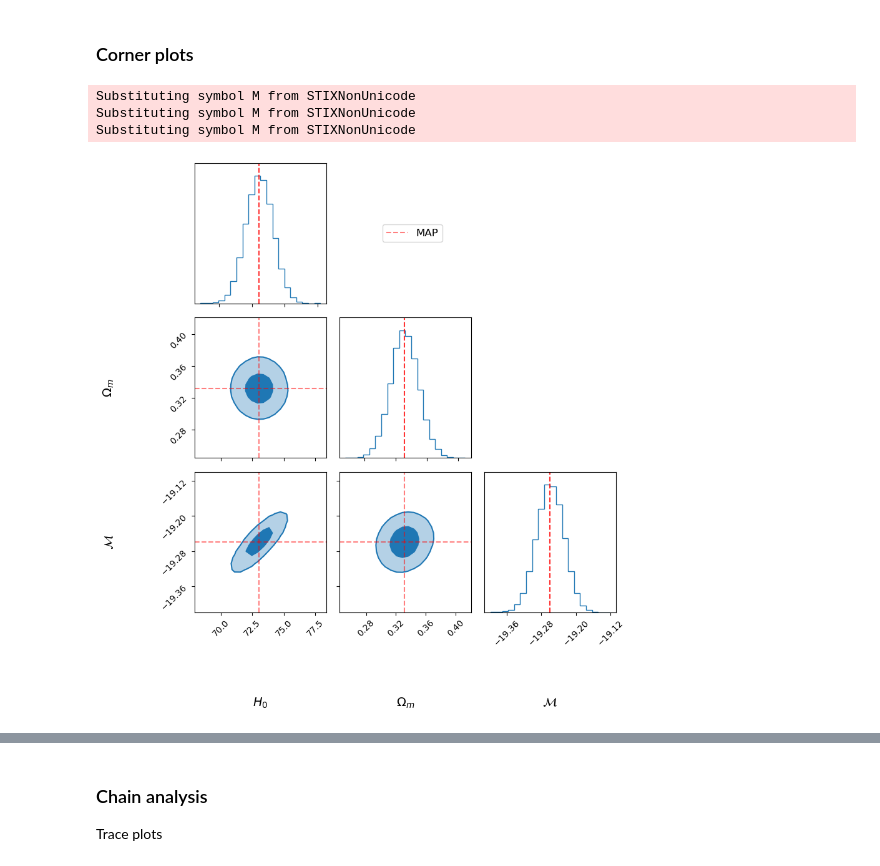
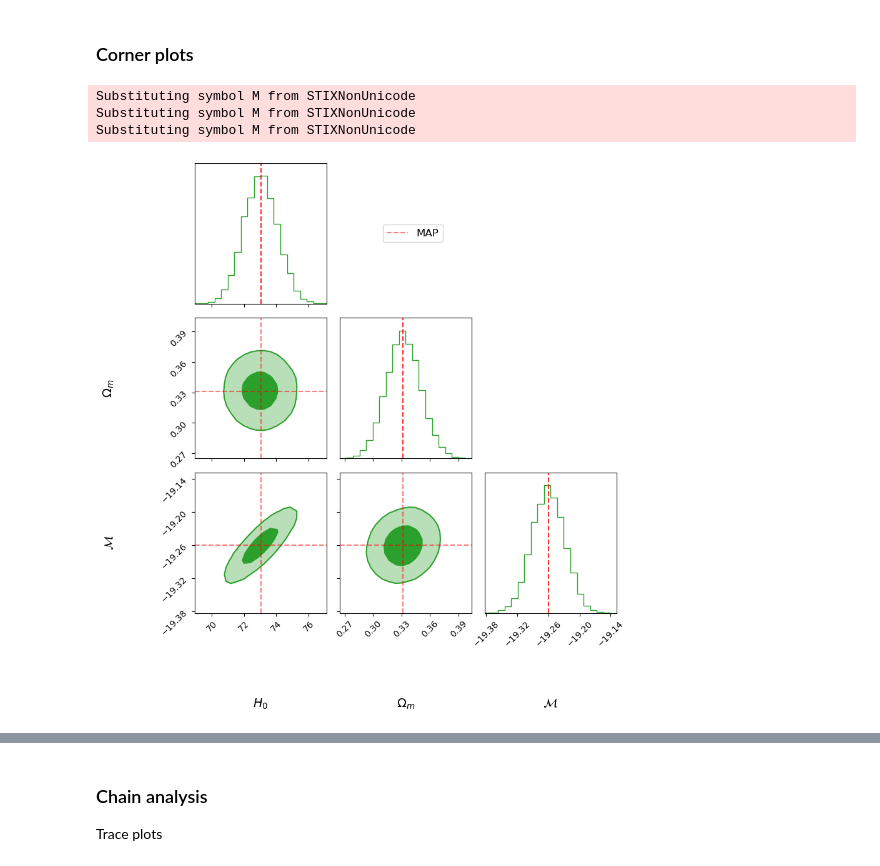
Before and after one commit to danschoe/bayes_stats, a Jupyter notebook: analysis.ipynb, the cells around one changed output, grey strips where cells are left out. Drawn from its saved outputs; the diff is of its cells as text; code cells hidden in the pictures.

```diff
--- a/analysis.ipynb
+++ b/analysis.ipynb
@@ -297,7 +351,7 @@ with ctx.Pool() as pool:
         pool=pool,
         queue_size=n_cores
     )
-    sampler_lcdm.run_nested(print_progress=True, dlogz=0.1)
+    sampler_lcdm.run_nested(print_progress=True, dlogz=0.3)
 
 sampler_lcdm.results.summary()
 # %% [output]
@@ -391,7 +445,7 @@ LCDM: χ²=1441.41, ndof=1580-4, PTE=0.993
 # %%
 n_param = 4
 n_walker = 24
-n_step = 3000
+n_step = 5000
 
 start_point = random_gen.normal(
     size=(n_walker, n_param),
@@ -424,7 +483,7 @@ M: 7.37
 # %%
 n_param = 3
 n_walker = 24
-n_step = 3000
+n_step = 5000
 
 start_point = random_gen.normal(size=(n_walker, n_param), loc=theta_MAP_flat_lcdm, scale=(0.1, 0.01, 0.1))
 with ctx.Pool() as pool:
@@ -437,7 +496,5 @@ with ctx.Pool() as pool:
     sampler_flat_lcdm.run_mcmc(start=start_point, nsteps=n_step, progress=True)
 
 print("Integrated autocorrelation time:", zeus.AutoCorrTime(sampler_flat_lcdm.get_chain()))
-
-chain_flat_lcdm = sampler_flat_lcdm.get_chain(discard=50, flat=True)
 # %% [output]
 Initialising ensemble of 24 walkers...
@@ -444,0 +503,4 @@ Integrated autocorrelation time: [4.81837561 5.12211046 4.76803892]
+# %%
+to_discard = int(max(zeus.AutoCorrTime(sampler_flat_lcdm.get_chain()))*5)
+print(f"Being discarded {to_discard}.")
+chain_flat_lcdm = sampler_flat_lcdm.get_chain(discard=100, flat=True, thin=10)
@@ -778,7 +842,7 @@ def create_corner_plot(
     fig = corner.corner(
         samples,
         bins=20,
-        color="C0",
+        color="C2",
         labels=param_labels,
         levels=1-np.exp(-0.5*np.array([1, 2])**2),  # 1σ and 2σ contours
         # quantiles=[0.025, 0.16, 0.84, 0.975],
@@ -818,34 +882,34 @@ def create_corner_plot(
             loc='upper right',  # Reference point for the bbox_to_anchor
             bbox_transform=fig.transFigure)
 
     # Adjust spacing - modified to leave space for legend
     plt.subplots_adjust(
         left=0.1,
         bottom=0.1,
         right=0.85,  # Reduced from 0.9 to make space for legend
         top=0.9,
         wspace=0.1,
         hspace=0.1
     )
 
     # Add title if provided
     if title:
         fig.suptitle(title, y=0.95, fontsize=16)
 
     return fig
 
 fig_flat_lcdm = create_corner_plot(
     samples=chain_flat_lcdm,
     param_labels= [r'$H_0$', r'$\Omega_m$', r'$\mathcal{M}$'],
     # title='Flat ΛCDM Model Parameters',
     map_estimates=theta_MAP_flat_lcdm
 )
 fig_flat_lcdm.savefig("plots/corner_flat.svg")
 # %% [output]
 Substituting symbol M from STIXNonUnicode
 Substituting symbol M from STIXNonUnicode
 Substituting symbol M from STIXNonUnicode
-[figure, old version]
+[figure, new version]
 # %%
 fig_curved_lcdm = create_corner_plot(
     samples=chain_lcdm,
```
Also changed, not shown: parts of 27 cells of this notebook.
